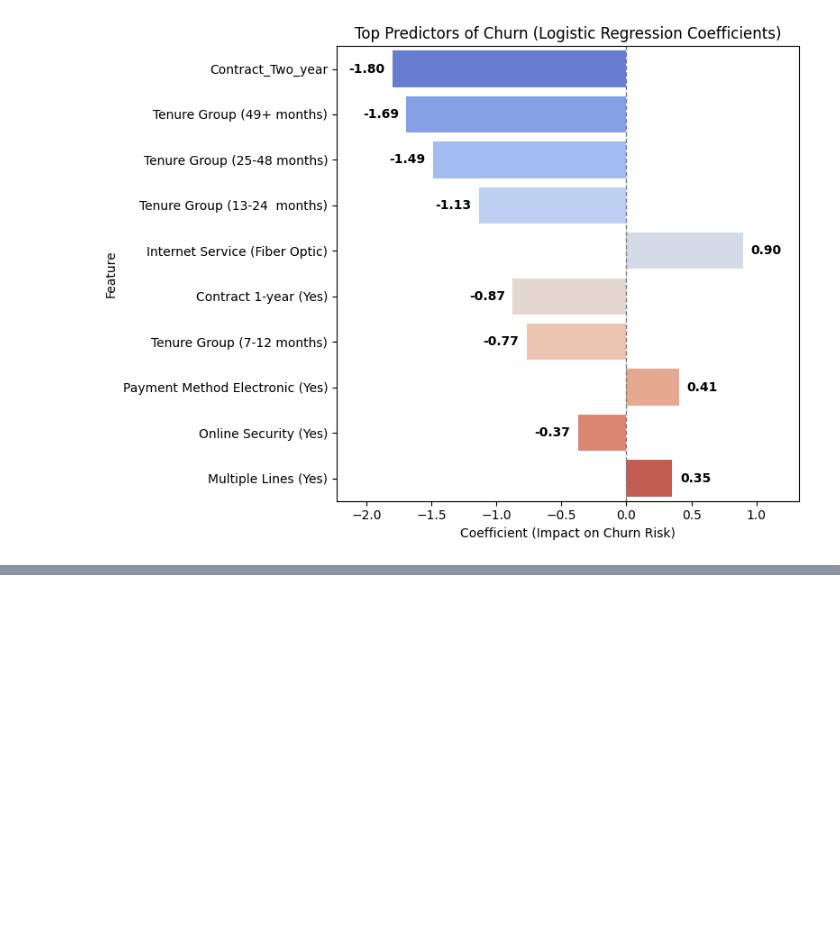
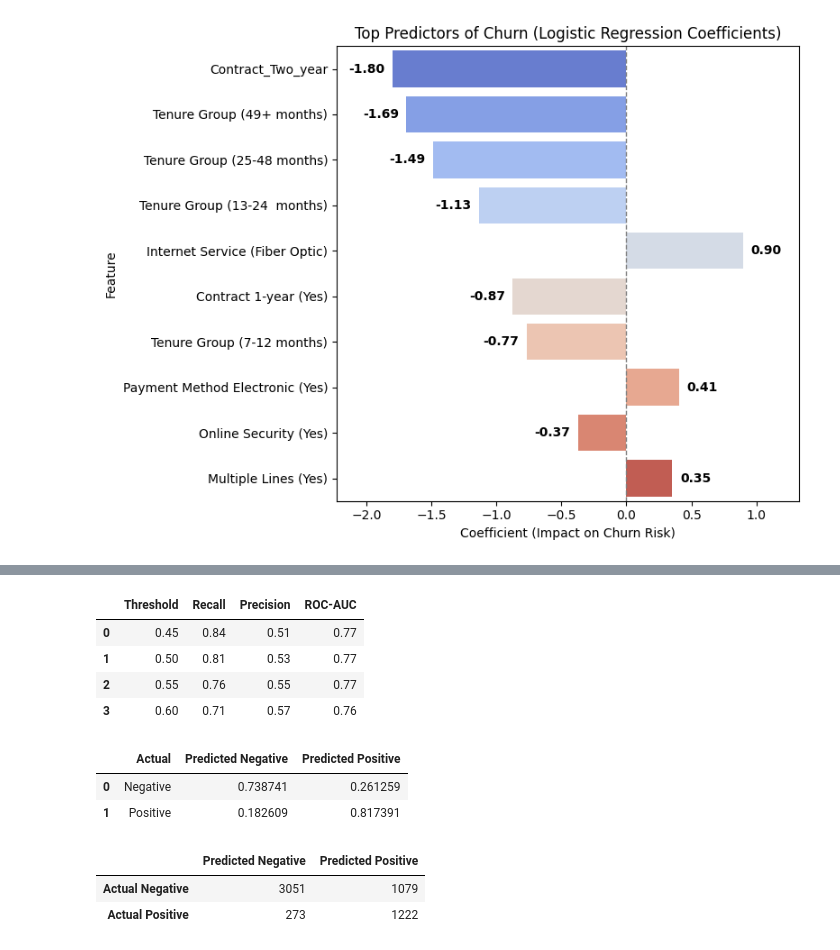
Before and after one commit to amschiltz/springboard_projects, a Jupyter notebook: Capstone_2/notebooks/04_telco_churn_modeling.ipynb, the cells around one changed output, grey strips where cells are left out. Cells and saved outputs as stored; diff of their text form; code cells hidden in the pictures; blank space fills up the shorter version.

```diff
--- a/Capstone_2/notebooks/04_telco_churn_modeling.ipynb
+++ b/Capstone_2/notebooks/04_telco_churn_modeling.ipynb
@@ -1088,0 +1160,52 @@ The table below summarizes key metrics at the 0.50 probability threshold, compar
+# %%
+# Create DataFrame for Logistic Regression (All Add-Ons) thresholds
+thresholds_df = pd.DataFrame({
+    'Threshold': [0.45, 0.50, 0.55, 0.60],
+    'Recall': [0.84, 0.81, 0.76, 0.71],
+    'Precision': [0.51, 0.53, 0.55, 0.57],
+    'ROC-AUC': [0.77, 0.77, 0.77, 0.76]
+})
+
+# Save as CSV
+thresholds_df.to_csv('../reports/logreg_all_add_ons_thresholds_summary.csv', index=False)
+thresholds_df
+# %% [output]
+|  | Threshold | Recall | Precision | ROC-AUC |
+| 0 | 0.45 | 0.84 | 0.51 | 0.77 |
+| 1 | 0.50 | 0.81 | 0.53 | 0.77 |
+| 2 | 0.55 | 0.76 | 0.55 | 0.77 |
+| 3 | 0.60 | 0.71 | 0.57 | 0.76 |
+# %%
+# Create confusion matrix table for Logistic Regression (All Add-Ons, 0.5 threshold, training data)
+conf_matrix_train = pd.DataFrame({
+    'Actual': ['Negative', 'Positive'],
+    'Predicted Negative': [0.738741, 0.182609],
+    'Predicted Positive': [0.261259, 0.817391]
+})
+
+# Save as CSV
+conf_matrix_train.to_csv('../reports/cm_logreg_all_add_ons_train_0.5_row_norm.csv', index=False)
+conf_matrix_train
+# %% [output]
+|  | Actual | Predicted Negative | Predicted Positive |
+| 0 | Negative | 0.738741 | 0.261259 |
+| 1 | Positive | 0.182609 | 0.817391 |
+# %%
+# Fit and predict as in your code
+best_logreg_all_add_ons.fit(X_train_all_add_ons, y_train)
+y_proba_logreg_train = best_logreg_all_add_ons.predict_proba(X_train_all_add_ons)[:, 1]
+y_pred_logreg_train = (y_proba_logreg_train >= 0.5).astype(int)
+cm_logreg_train_all_add_ons = confusion_matrix(y_train, y_pred_logreg_train)
+
+# Convert raw confusion matrix to DataFrame and save as CSV
+cm_raw_df = pd.DataFrame(
+    cm_logreg_train_all_add_ons,
+    index=['Actual Negative', 'Actual Positive'],
+    columns=['Predicted Negative', 'Predicted Positive']
+)
+cm_raw_df.to_csv('../reports/conf_matrix_logreg_all_add_ons_train_0.5_raw.csv')
+cm_raw_df
+# %% [output]
+|  | Predicted Negative | Predicted Positive |
+| Actual Negative | 3051 | 1079 |
+| Actual Positive | 273 | 1222 |
```
Also changed, not shown: parts of 28 cells of this notebook, 16 other files.
